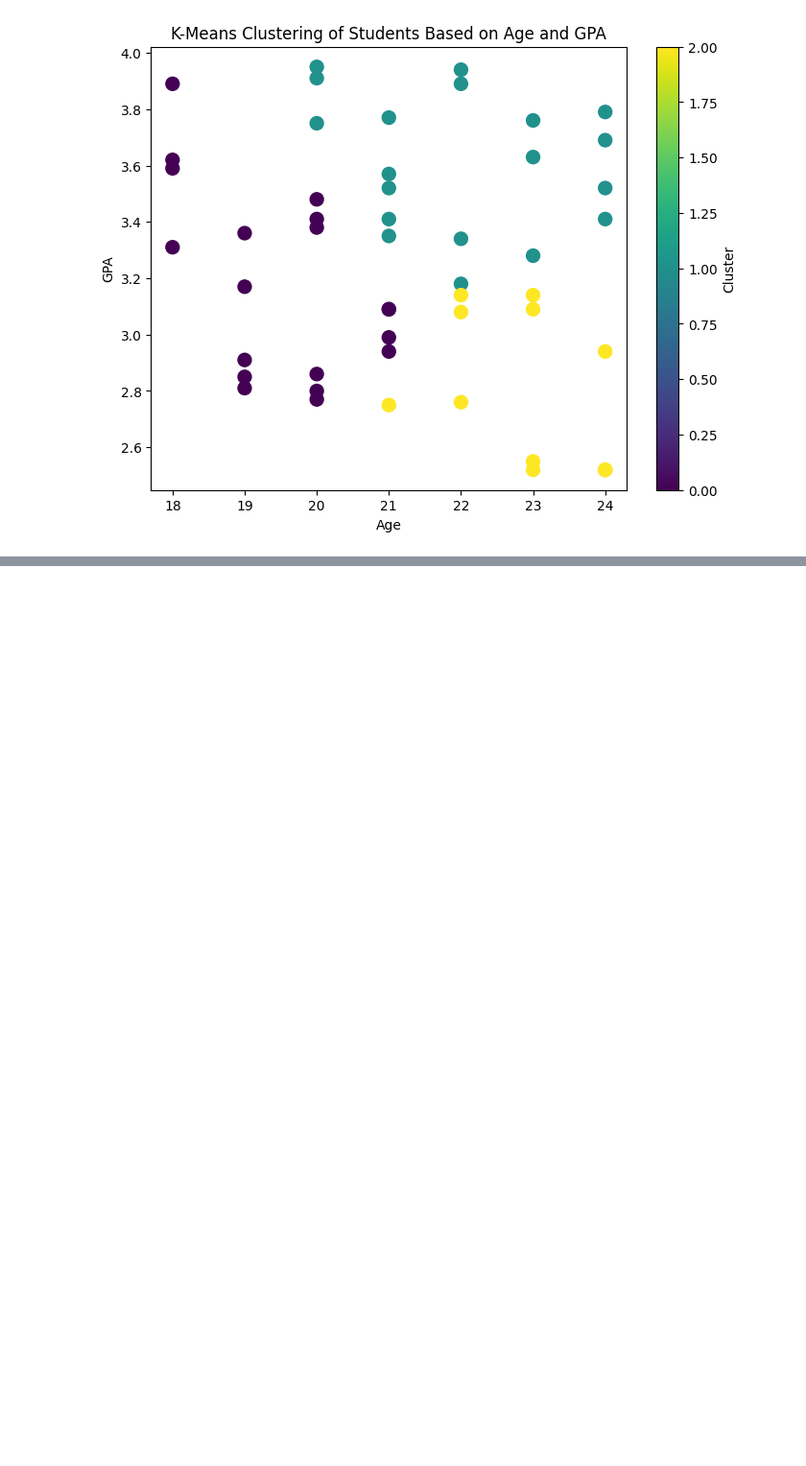
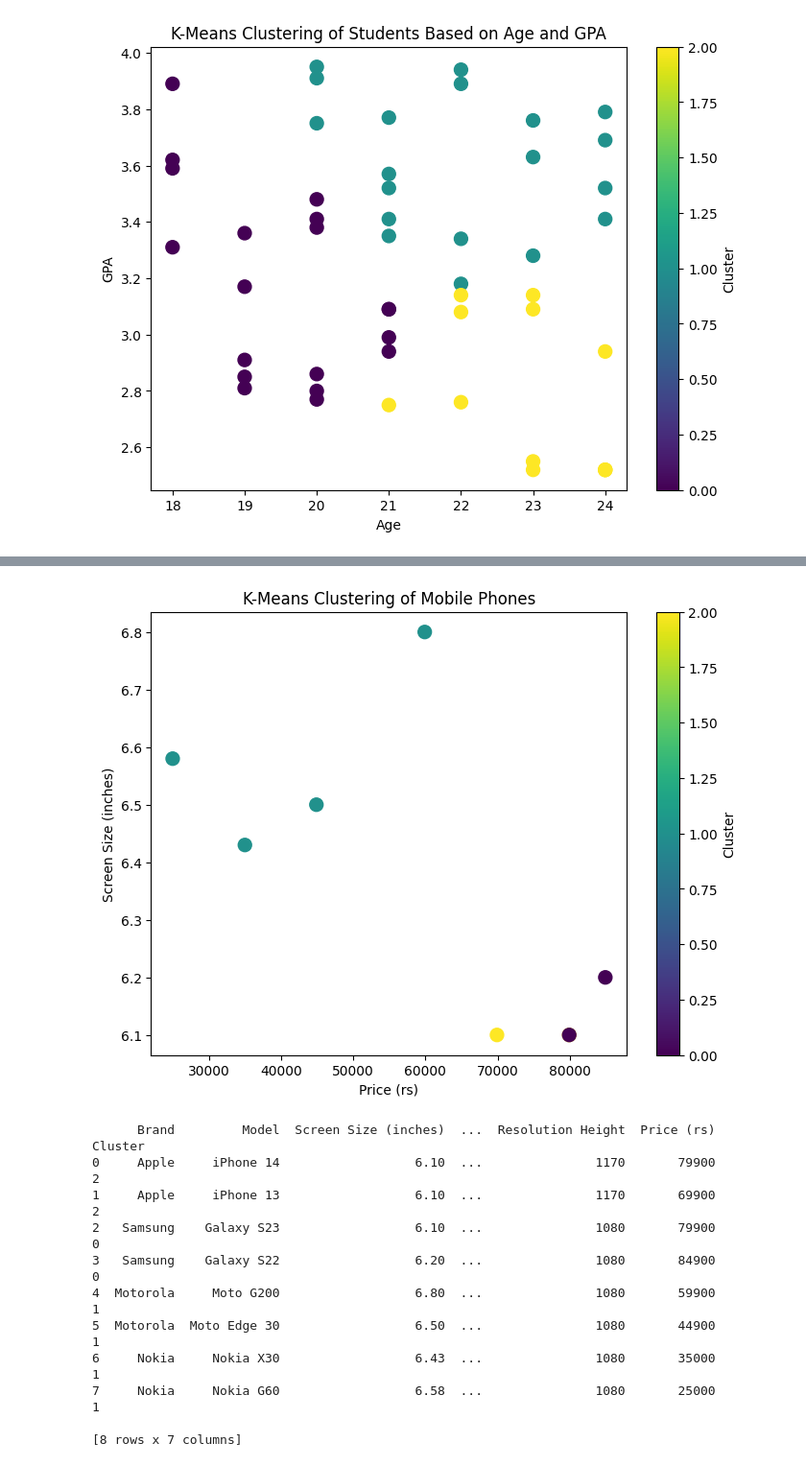
Before and after one commit to anuragverse/ML-Workshop, a Jupyter notebook: ML_18.ipynb, the cells around one changed output, grey strips where cells are left out. Shown at 96% size. Drawn from its saved outputs; the diff is of its cells as text; code cells hidden in the pictures; blank space fills up the shorter version.

```diff
--- a/ML_18.ipynb
+++ b/ML_18.ipynb
@@ -90,0 +144,43 @@ plt.show()
+# %%
+from sklearn.cluster import KMeans
+
+kmeans = KMeans(n_clusters=3, random_state=42)
+df['Cluster'] = kmeans.fit_predict(scaled_features)
+# %%
+# Preprocessing: Convert resolution to numeric (width and height)
+df[['Resolution Width', 'Resolution Height']] = df['Resolution (pixels)'].str.split('x', expand=True)
+df[['Resolution Width', 'Resolution Height']] = df[['Resolution Width', 'Resolution Height']].astype(int)
+
+# Feature Selection and Scaling
+features = df[['Screen Size (inches)', 'Resolution Width', 'Resolution Height', 'Price (rs)']]
+scaler = StandardScaler()
+scaled_features = scaler.fit_transform(features)
+
+# K-Means Clustering
+kmeans = KMeans(n_clusters=3, random_state=42)  # Adjust n_clusters if needed
+df['Cluster'] = kmeans.fit_predict(scaled_features)
+
+# Visualization (example: using scatter plot for Price vs. Screen Size)
+plt.figure(figsize=(8, 6))
+plt.scatter(df['Price (rs)'], df['Screen Size (inches)'], c=df['Cluster'], cmap='viridis', s=100)
+plt.xlabel('Price (rs)')
+plt.ylabel('Screen Size (inches)')
+plt.title('K-Means Clustering of Mobile Phones')
+plt.colorbar(label='Cluster')
+plt.show()
+
+# Print cluster assignments (optional)
+print(df[['Brand', 'Model', 'Screen Size (inches)', 'Resolution Width', 'Resolution Height', 'Price (rs)', 'Cluster']])
+# %% [output]
+[figure, added]
+      Brand         Model  Screen Size (inches)  ...  Resolution Height  Price (rs)  Cluster
+0     Apple     iPhone 14                  6.10  ...               1170       79900        2
+1     Apple     iPhone 13                  6.10  ...               1170       69900        2
+2   Samsung    Galaxy S23                  6.10  ...               1080       79900        0
+3   Samsung    Galaxy S22                  6.20  ...               1080       84900        0
+4  Motorola     Moto G200                  6.80  ...               1080       59900        1
+5  Motorola  Moto Edge 30                  6.50  ...               1080       44900        1
+6     Nokia     Nokia X30                  6.43  ...               1080       35000        1
+7     Nokia     Nokia G60                  6.58  ...               1080       25000        1
+
+[8 rows x 7 columns]
```
Also changed, not shown: parts of 2 cells of this notebook.
